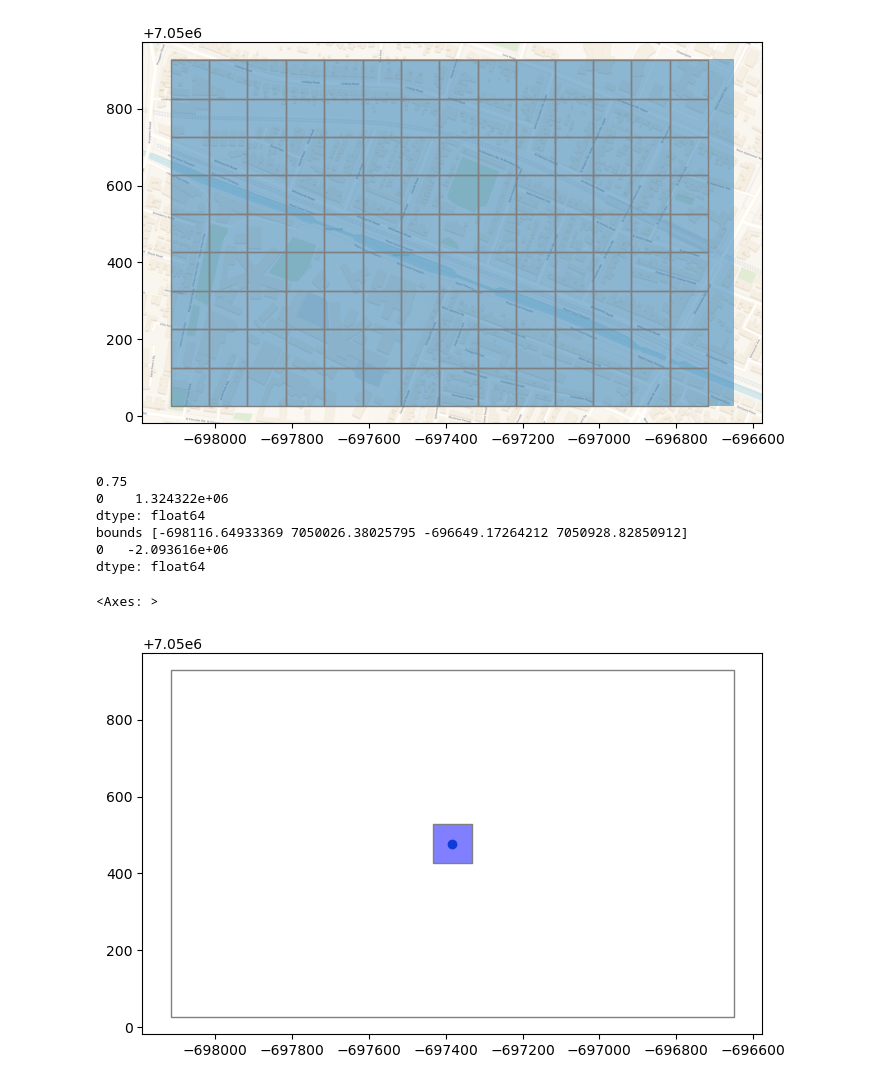
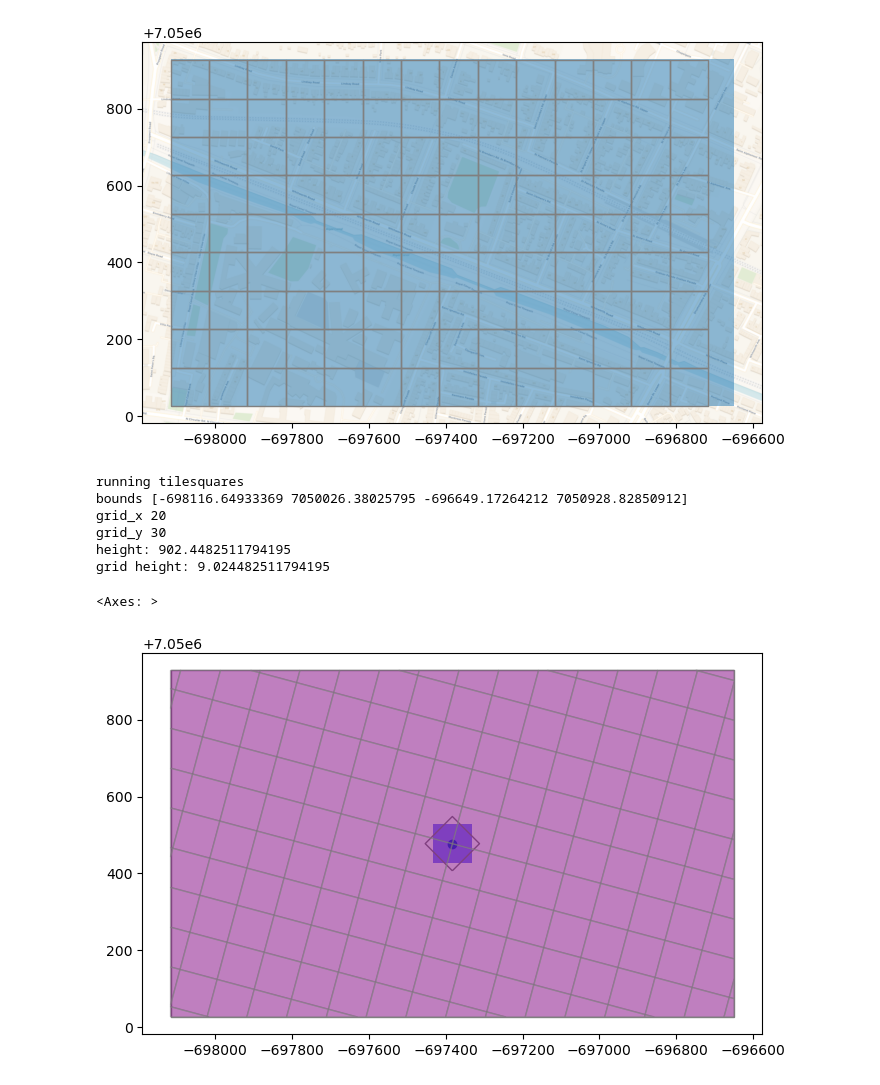
Before and after one commit to paddeaux/radian, a Jupyter notebook: radian_additions.ipynb, the cells around one changed output. Drawn from its saved outputs; the diff is of its cells as text; code cells hidden in the pictures.

Commit message:
More additions, grids, angled grids, etc

```diff
--- a/radian_additions.ipynb
+++ b/radian_additions.ipynb
@@ -248,8 +248,6 @@ Buffer size =  66.70348598044471
 #square = Polygon([(-0.5, -0.5), (-0.5, 0.5), (0.5, 0.5), (0.5,-0.5)])
 square = Polygon([(0.5,0.5),(0.5,1),(1,1),(1,0.5)])
 pi = np.pi
-
-print(square.centroid.x)
 
 def square_rotation(square, angle):
     R = np.matrix([[np.cos(angle), -np.sin(angle)],[np.sin(angle), np.cos(angle)]])
@@ -263,45 +261,71 @@ def square_origin(origin, side):
     return Polygon([(ox-z,oy-z),(ox-z,oy+z), (ox+z, oy+z), (ox+z, oy-z)])
 
 def get_bb(shape):
     bb = shape.total_bounds
     bb_poly = Polygon([(bb[0],bb[1]),(bb[0], bb[-1]),(bb[-2], bb[-1]),(bb[-2], bb[1])])
     return gpd.GeoDataFrame(pd.DataFrame([bb_poly], columns=['geometry']), geometry='geometry')
 
-def tile_squares(shape, side):
+def get_bounds_points(shape):
+    return gpd.GeoDataFrame(pd.DataFrame([shapely.Point(x) for x in shape.boundary.coords], columns=['geometry']),geometry='geometry')
+
+def tile_squares(shape, side, angle):
+    print("running tilesquares")
     shape_bb = get_bb(shape)
     minx, miny, maxx, maxy = shape.total_bounds
     print("bounds", shape.total_bounds)
     ox, oy = shape.centroid.x, shape.centroid.y
-    w = 2 * minx + ox
-    h = 2 * miny + oy
+    w = maxx - minx
+    h = maxy - miny
+    grid_y = int(2 * np.ceil(w/side))
+    grid_x = int(2 * np.ceil(h/side))
 
-    print(w)
+    print("grid_x", grid_x)
+    print("grid_y", grid_y)
+
+    print("height:", h)
+    print("grid height:", h/side)
+
+    w_offset = abs(w - (side * grid_x))
+    h_offset = abs(h - (side * grid_y))
+
+    x = ox - (w/2 + w_offset/2) + side/2
+    y = oy - (h/2 + h_offset/2) + side/2
+
+    square_list = []
+    for i in range(grid_x):
+        for j in range(grid_y):
+            origin = Point([x + (i*side), y + (j*side)])
+            square_list.append(square_origin(origin, side))
+
+    squares = gpd.GeoDataFrame(pd.DataFrame(square_list, columns=['geometry']), geometry='geometry')
+
+    return gpd.GeoDataFrame(geometry=squares.rotate(angle, origin=shape.centroid.loc[0]), crs=shape.crs)
 
 gdf = gpd.read_file('geojson_polygons/whitworth.geojson')
 convert = True
 if convert and gdf.crs == 'EPSG:4326':
     gdf = gdf.to_crs(3857)
 
 square = square_origin(gdf.centroid, 100)
 
-square_rot = square_rotation(square, 0)
+test_squares = tile_squares(gdf, 100, 75)
 
-print(gdf.area)
-
-tile_squares(gdf, 100)
+gdf_squares = gdf.overlay(test_squares, how='intersection')
 
 fig, ax = plt.subplots(1,1,figsize=(8,6))
 
 gdf.plot(ax=ax, facecolor='none', edgecolor='grey')
 gdf.centroid.plot(ax=ax)
 gpd.GeoSeries(square).plot(ax=ax, alpha=0.5, color='blue')
-gpd.GeoSeries(square_rot).plot(ax=ax, facecolor='none', edgecolor='grey')
+gpd.GeoSeries(square).rotate(45).plot(ax=ax, facecolor='none', edgecolor='grey')
+#test_squares.plot(ax=ax, facecolor='orange', edgecolor='grey', alpha=0.25)
+gdf_squares.plot(ax=ax, facecolor='purple', edgecolor='grey', alpha=0.5)
 # %% [output]
-0.75
-0    1.324322e+06
-dtype: float64
+running tilesquares
 bounds [-698116.64933369 7050026.38025795 -696649.17264212 7050928.82850912]
-0   -2.093616e+06
-dtype: float64
+grid_x 20
+grid_y 30
+height: 902.4482511794195
+grid height: 9.024482511794195
 <Axes: >
-[figure, old version]
+[figure, new version]
```
Also changed, not shown: parts of 2 cells of this notebook.
